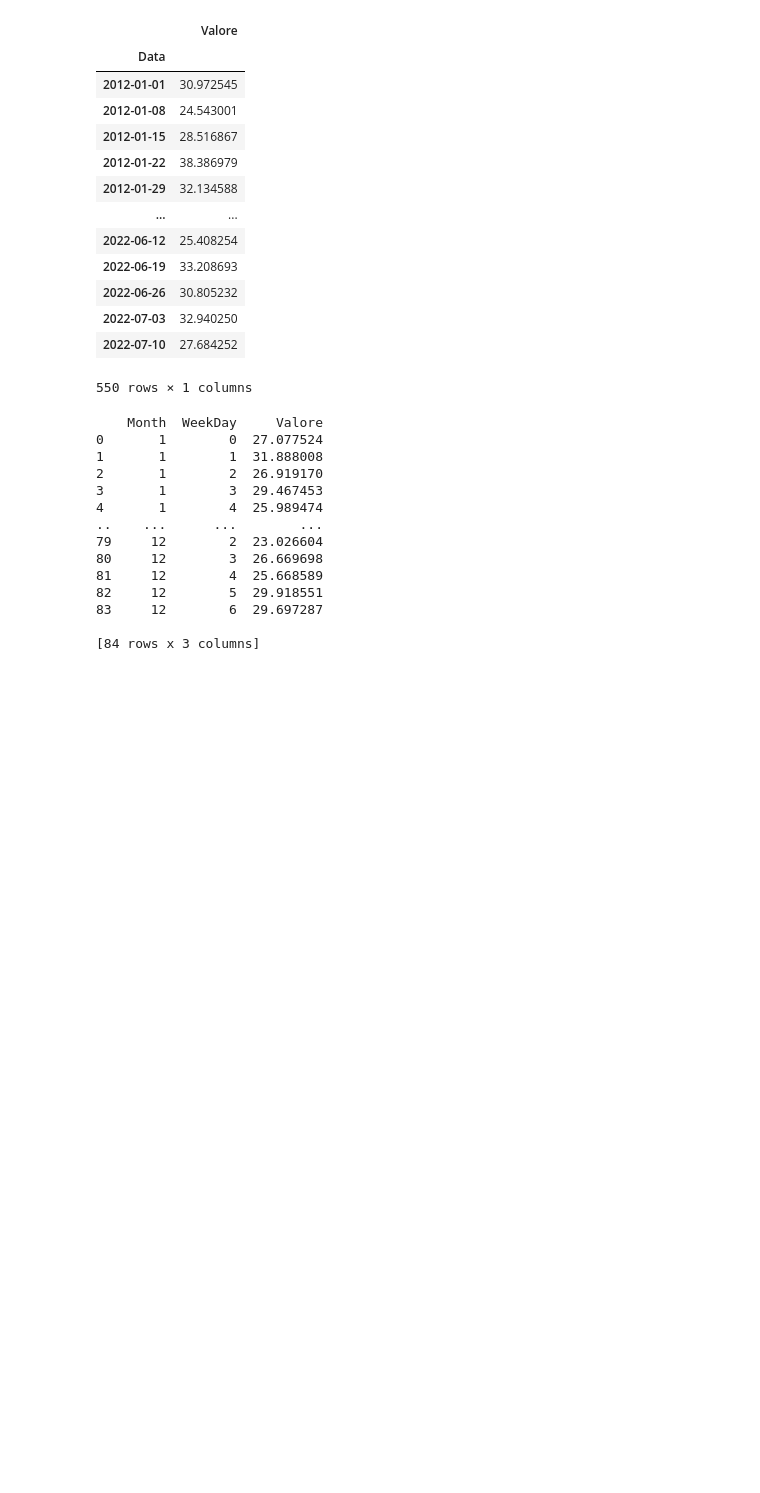
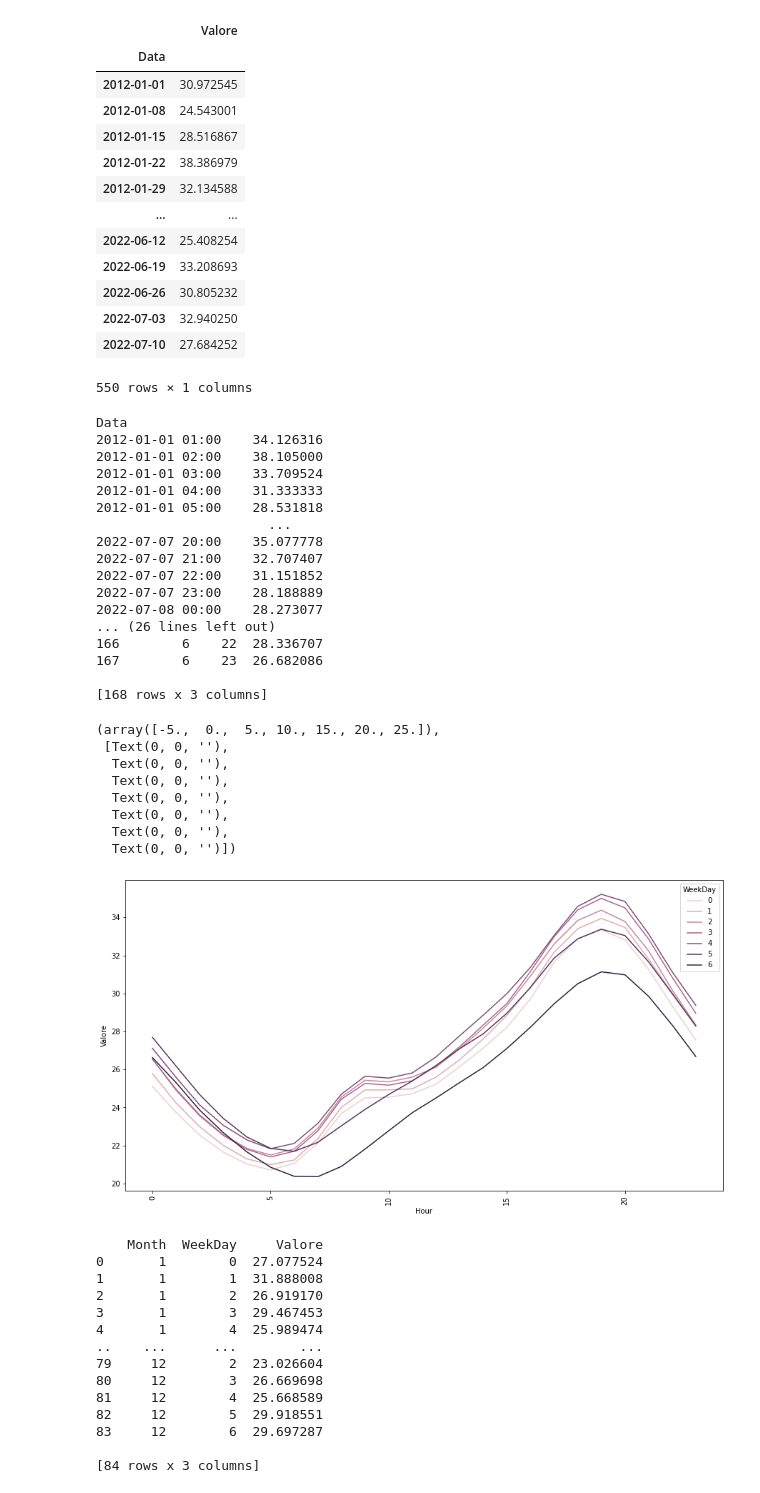
Before and after one commit to WebValley2022/webvalley-dashboard, a Jupyter notebook: LigiaNotebookAppa.ipynb, the cells around one changed output. Drawn from its saved outputs; the diff is of its cells as text; code cells hidden in the pictures; blank space fills up the shorter version.

```diff
--- a/LigiaNotebookAppa.ipynb
+++ b/LigiaNotebookAppa.ipynb
@@ -29,3 +31,47 @@ df = pd.read_csv('./data/merged_APPA_data.csv', encoding='windows-1252')
+# %%
+#Plot Dayly  3rd Section
+from matplotlib.pyplot import xticks
+df = df[df.Valore != "n.d."]
+df["Valore"] = pd.to_numeric(df.Valore)
+df["Data"] = pd.to_datetime(df.Data)
+df_day_avg = df.groupby(pd.PeriodIndex(df['Data'], freq="H"))['Valore'].mean()
+print(df_day_avg)
+df_day_avg = df_day_avg.reset_index()
+df_day_avg = df_day_avg.groupby([df_day_avg.Data.dt.day_of_week, df_day_avg.Data.dt.hour]).mean()
+print(df_day_avg)
+df_day_avg.index.names = ["WeekDay", "Hour"]
+df_day_avg = df_day_avg.reset_index()
+print(df_day_avg)
+plt.gcf().set_size_inches(15, 8)
+sns.lineplot(y="Valore", x="Hour", hue= "WeekDay",data=df_day_avg)
+xticks(rotation = 90)
+# %% [output]
+Data
+2012-01-01 01:00    34.126316
+2012-01-01 02:00    38.105000
+2012-01-01 03:00    33.709524
+2012-01-01 04:00    31.333333
+2012-01-01 05:00    28.531818
+                      ...
+2022-07-07 20:00    35.077778
+2022-07-07 21:00    32.707407
+2022-07-07 22:00    31.151852
+2022-07-07 23:00    28.188889
+2022-07-08 00:00    28.273077
+... (26 lines left out)
+166        6    22  28.336707
+167        6    23  26.682086
+
+[168 rows x 3 columns]
+(array([-5.,  0.,  5., 10., 15., 20., 25.]),
+ [Text(0, 0, ''),
+  Text(0, 0, ''),
+  Text(0, 0, ''),
+  Text(0, 0, ''),
+  Text(0, 0, ''),
+  Text(0, 0, ''),
+  Text(0, 0, '')])
+[figure, added]
 # %%
 #Plot Weekly  3rd Section
 from matplotlib.pyplot import xticks
```
Also changed, not shown: parts of 3 cells of this notebook, 2 other files.
